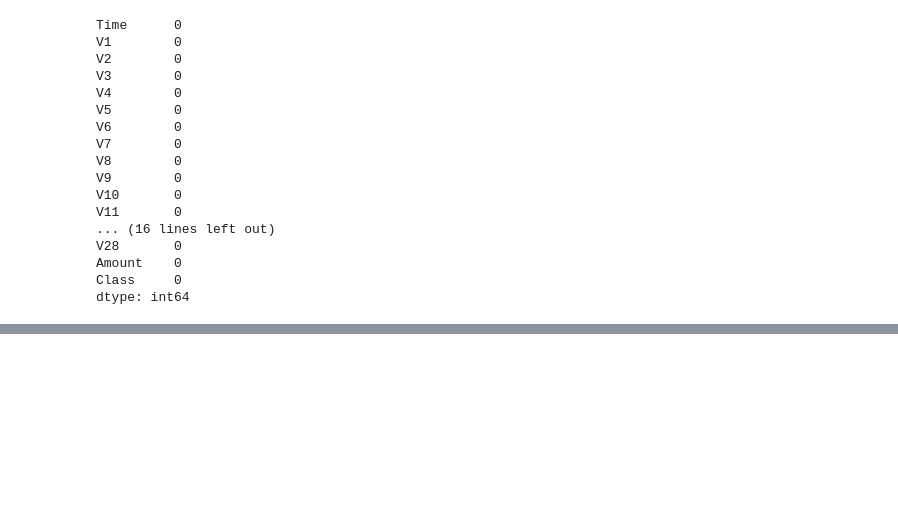
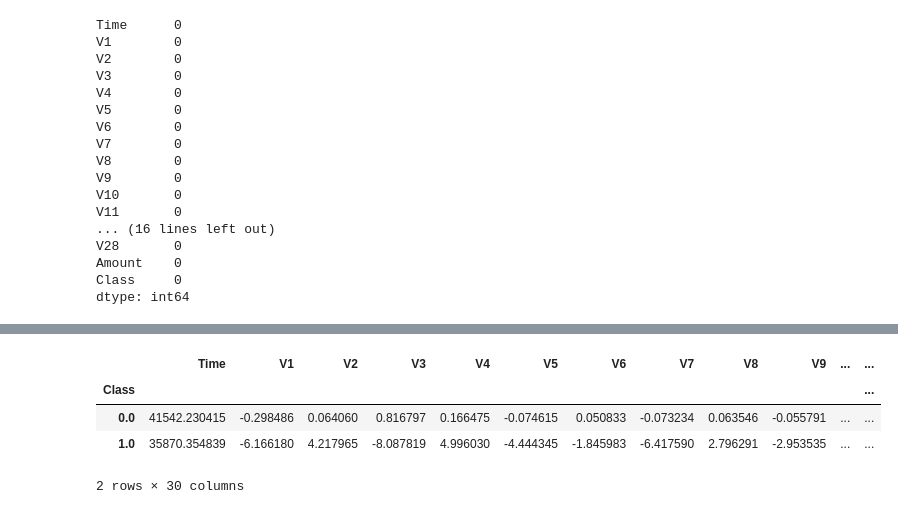
Before and after one commit to Soufiane07-05/Credit-Card-Fraud-Detection, a Jupyter notebook: Credit_Card_Fraud_Detection.ipynb, the cells around one changed output, grey strips where cells are left out. Cells and saved outputs as stored; diff of their text form; code cells hidden in the pictures; blank space fills up the shorter version.

```diff
--- a/Credit_Card_Fraud_Detection.ipynb
+++ b/Credit_Card_Fraud_Detection.ipynb
@@ -109,0 +160,8 @@ credit_card_data.groupby('Class').mean()
+# %%
+new_dataset.groupby('Class').mean()
+# %% [output]
+|  | Time | V1 | V2 | V3 | V4 | V5 | V6 | V7 | V8 | V9 | ... | ... |
+| Class |  |  |  |  |  |  |  |  |  |  |  | ... |
+| 0.0 | 41542.230415 | -0.298486 | 0.064060 | 0.816797 | 0.166475 | -0.074615 | 0.050833 | -0.073234 | 0.063546 | -0.055791 | ... | ... |
+| 1.0 | 35870.354839 | -6.166180 | 4.217965 | -8.087819 | 4.996030 | -4.444345 | -1.845983 | -6.417590 | 2.796291 | -2.953535 | ... | ... |
+2 rows × 30 columns
```
Also changed, not shown: parts of 25 cells of this notebook.
